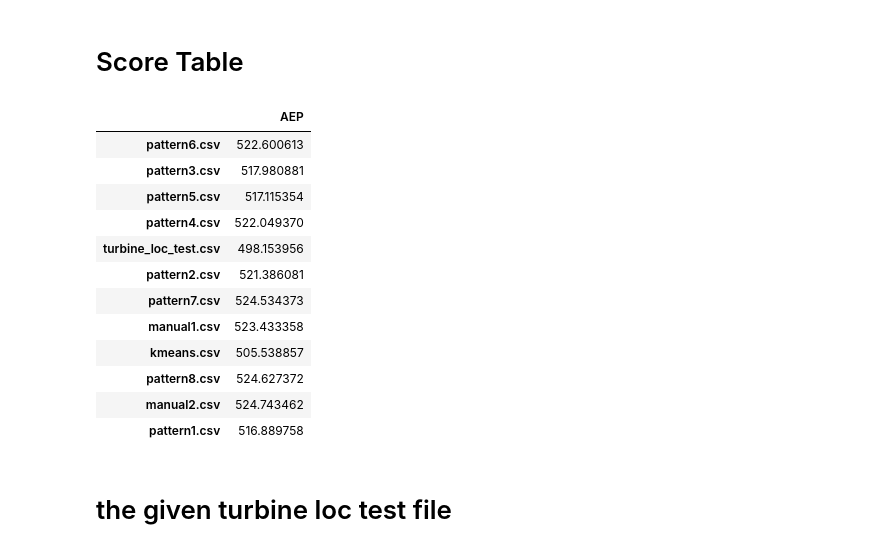
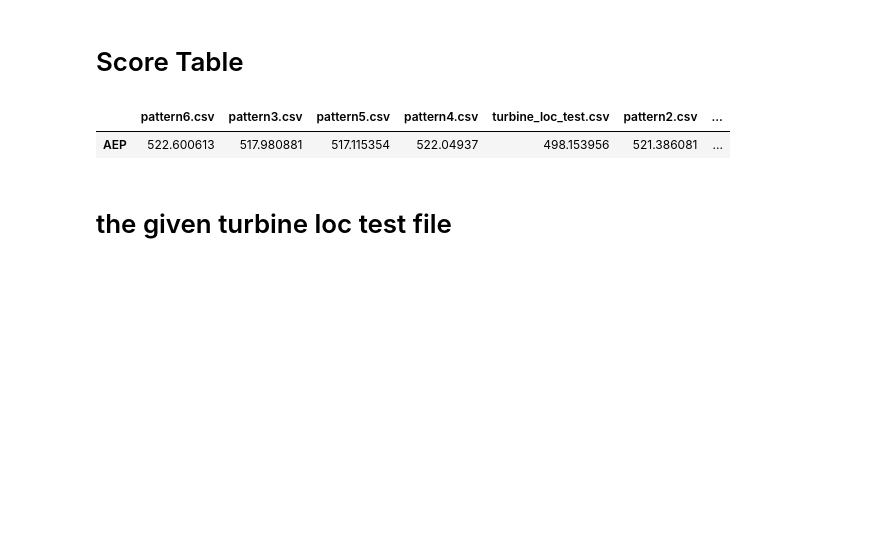
Before and after one commit to hardikkamboj/Shell_ai_hackathon, a Jupyter notebook: resources/Shell_Hackathon Dataset/Making_and_visualizing_new_datasets.ipynb, the cells around one changed output. Drawn from its saved outputs; the diff is of its cells as text; code cells hidden in the pictures; blank space fills up the shorter version.

```diff
--- a/resources/Shell_Hackathon Dataset/Making_and_visualizing_new_datasets.ipynb
+++ b/resources/Shell_Hackathon Dataset/Making_and_visualizing_new_datasets.ipynb
@@ -88,21 +88,11 @@ def checkConstraints(turb_coords, turb_diam = 100):
 # %%
 df = pd.read_csv(r'/home/hardik/shell.ai hackathon/resources/data_scores.csv',index_col = 0)
 df.columns = ['AEP']
+df = df.T
 df
 # %% [output]
-|  | AEP |
-| pattern6.csv | 522.600613 |
-| pattern3.csv | 517.980881 |
-| pattern5.csv | 517.115354 |
-| pattern4.csv | 522.049370 |
-| turbine_loc_test.csv | 498.153956 |
-| pattern2.csv | 521.386081 |
-| pattern7.csv | 524.534373 |
-| manual1.csv | 523.433358 |
-| kmeans.csv | 505.538857 |
-| pattern8.csv | 524.627372 |
-| manual2.csv | 524.743462 |
-| pattern1.csv | 516.889758 |
+|  | pattern6.csv | pattern3.csv | pattern5.csv | pattern4.csv | turbine_loc_test.csv | pattern2.csv | ... |
+| AEP | 522.600613 | 517.980881 | 517.115354 | 522.04937 | 498.153956 | 521.386081 | ... |
 # %% [markdown]
 # the given turbine loc test file
 # %%
```
Also changed, not shown: parts of 59 cells of this notebook, 8 other files.
